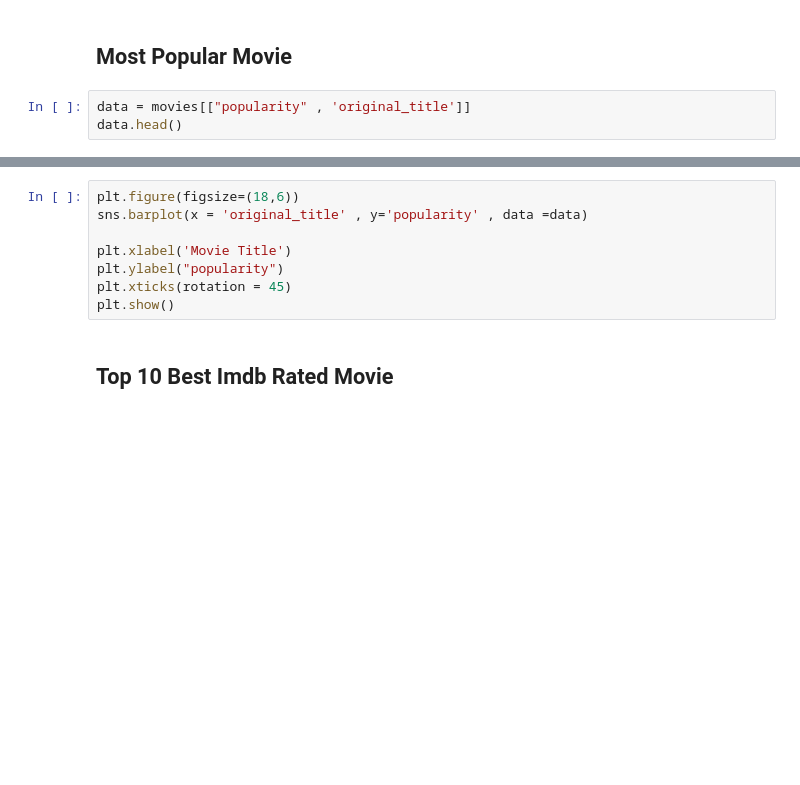
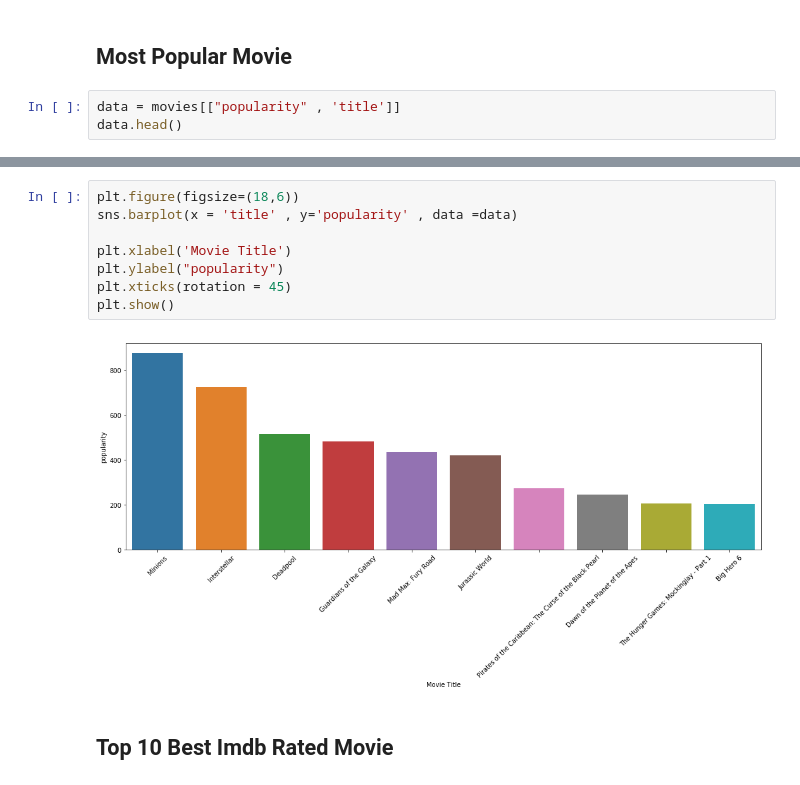
Before and after one commit to palashmoon/Springboard, a Jupyter notebook: Capstone Project/Movie Recommendation System.ipynb, the cells around one changed output, grey strips where cells are left out. Drawn from its saved outputs; the diff is of its cells as text; blank space fills up the shorter version.

```diff
--- a/Capstone Project/Movie Recommendation System.ipynb
+++ b/Capstone Project/Movie Recommendation System.ipynb
@@ -271,5 +346,5 @@ plt.show()
 # %% [markdown]
 ## Most Popular Movie
 # %%
-data = movies[["popularity" , 'original_title']]
+data = movies[["popularity" , 'title']]
 data.head()
@@ -279,11 +373,13 @@ data
 # %%
 plt.figure(figsize=(18,6))
-sns.barplot(x = 'original_title' , y='popularity' , data =data)
+sns.barplot(x = 'title' , y='popularity' , data =data)
 
 plt.xlabel('Movie Title')
 plt.ylabel("popularity")
 plt.xticks(rotation = 45)
 plt.show()
+# %% [output]
+[figure, added]
 # %% [markdown]
 ## Top 10 Best Imdb Rated Movie
 # %%
```
Also changed, not shown: parts of 34 cells of this notebook.
